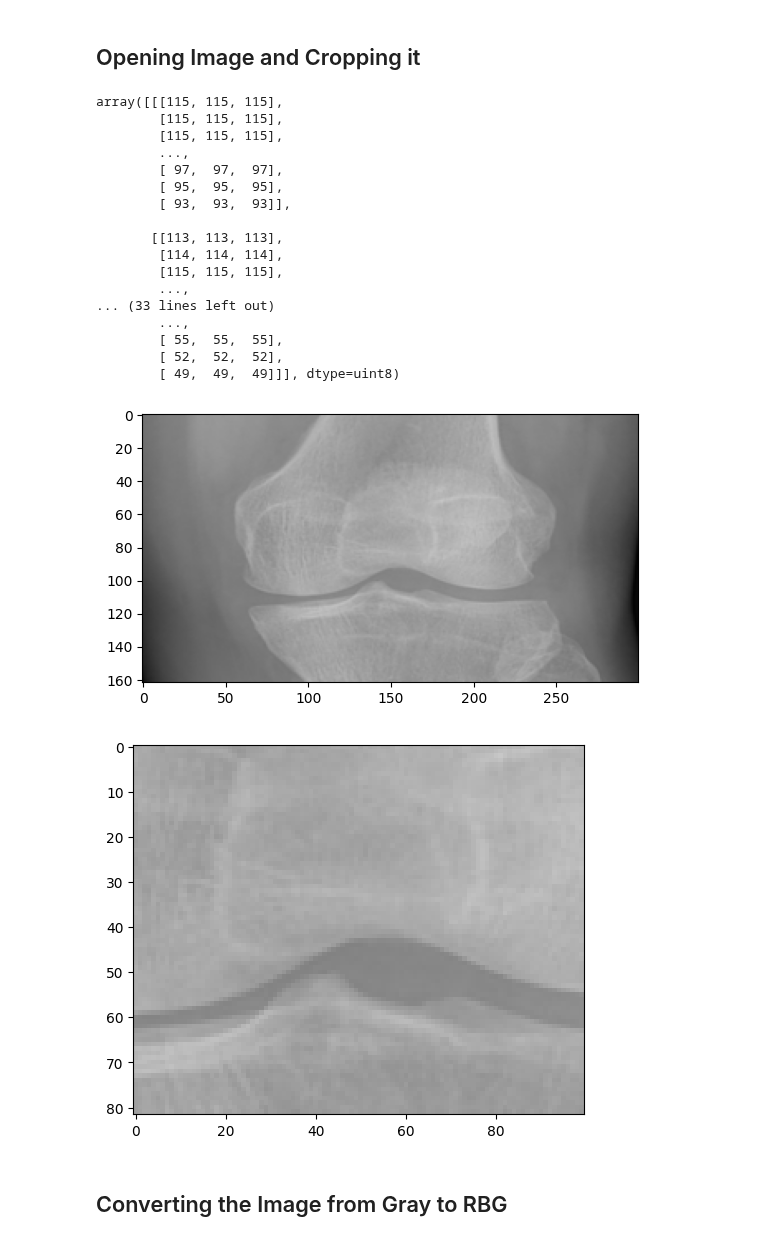
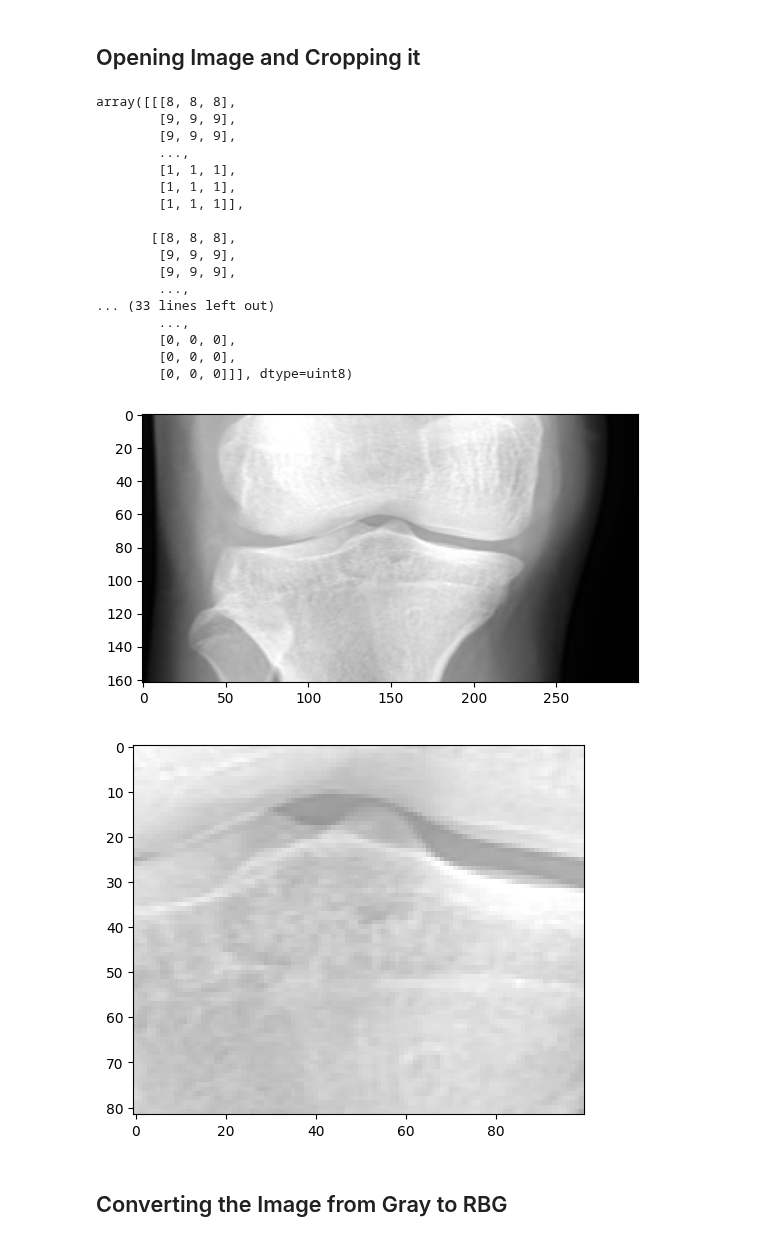
Before and after one commit to lolani24/knee-signal-processing-class-project, a Jupyter notebook: color_analysis_knee.ipynb, the cells around one changed output. Drawn from its saved outputs; the diff is of its cells as text; code cells hidden in the pictures.

Commit message:
working on denoising images

```diff
--- a/color_analysis_knee.ipynb
+++ b/color_analysis_knee.ipynb
@@ -25,40 +23,40 @@ filenames
 # %% [markdown]
 ## Opening Image and Cropping it
 # %%
-img = io.imread(filenames[2])
+img = io.imread(filenames[1])
 img
 # %% [output]
-array([[[115, 115, 115],
-        [115, 115, 115],
-        [115, 115, 115],
+array([[[8, 8, 8],
+        [9, 9, 9],
+        [9, 9, 9],
         ...,
-        [ 97,  97,  97],
-        [ 95,  95,  95],
-        [ 93,  93,  93]],
+        [1, 1, 1],
+        [1, 1, 1],
+        [1, 1, 1]],
 
-       [[113, 113, 113],
-        [114, 114, 114],
-        [115, 115, 115],
+       [[8, 8, 8],
+        [9, 9, 9],
+        [9, 9, 9],
         ...,
 ... (33 lines left out)
         ...,
-        [ 55,  55,  55],
-        [ 52,  52,  52],
-        [ 49,  49,  49]]], dtype=uint8)
+        [0, 0, 0],
+        [0, 0, 0],
+        [0, 0, 0]]], dtype=uint8)
 # %%
 plt.imshow(img)
 plt.show()
 # %% [output]
-[figure, old version]
+[figure, new version]
 # %%
 #(a, b) --> (from the top, from the bottom)
 #(c, d) --> (from the left, from the right)
 #(0, 0) --> (keep all color info intact)
-B = crop(img, ((50, 30), (100, 100), (0,0)), copy=False)
+B = util.crop(img, ((50, 30), (100, 100), (0,0)), copy=False)
 plt.imshow(B)
 plt.show()
 # %% [output]
-[figure, old version]
+[figure, new version]
 # %% [markdown]
 ## Converting the Image from Gray to RBG
 # %%
```
Also changed, not shown: parts of 9 cells of this notebook, 1 other file.
